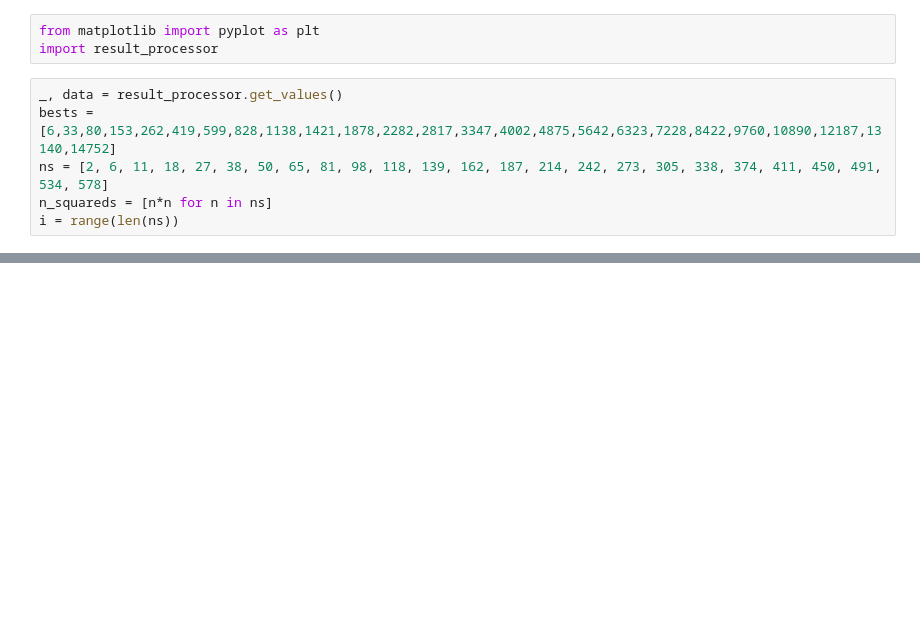
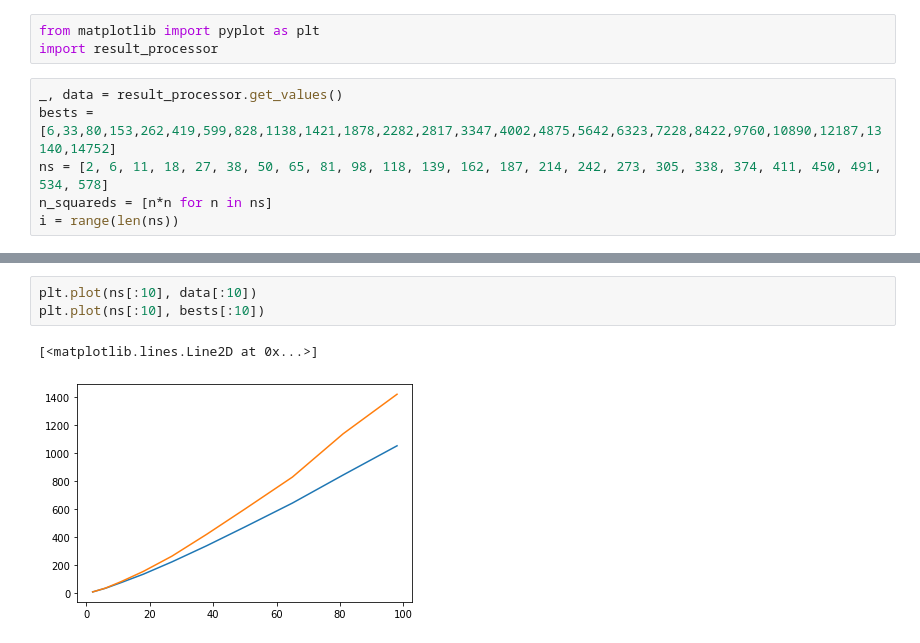
Before and after one commit to VitamintK/azspcs, a Jupyter notebook: ap_math/scratch.ipynb, the cells around one changed output, grey strips where cells are left out. Cells and saved outputs as stored; diff of their text form; blank space fills up the shorter version.

```diff
--- a/ap_math/scratch.ipynb
+++ b/ap_math/scratch.ipynb
@@ -21,0 +22,6 @@ plt.plot(i, bests)
+# %%
+plt.plot(ns[:10], data[:10])
+plt.plot(ns[:10], bests[:10])
+# %% [output]
+[<matplotlib.lines.Line2D at 0x...>]
+[figure, added]
```
Also changed, not shown: parts of 2 cells of this notebook, 6 other files.
